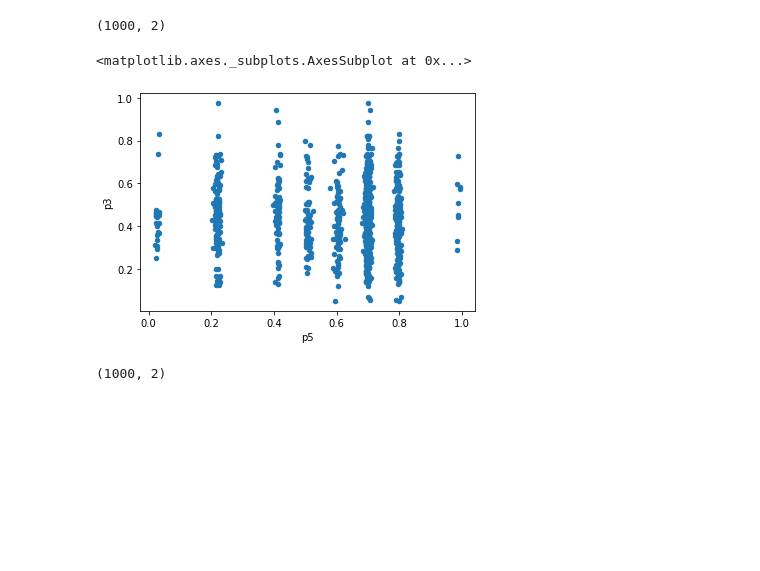
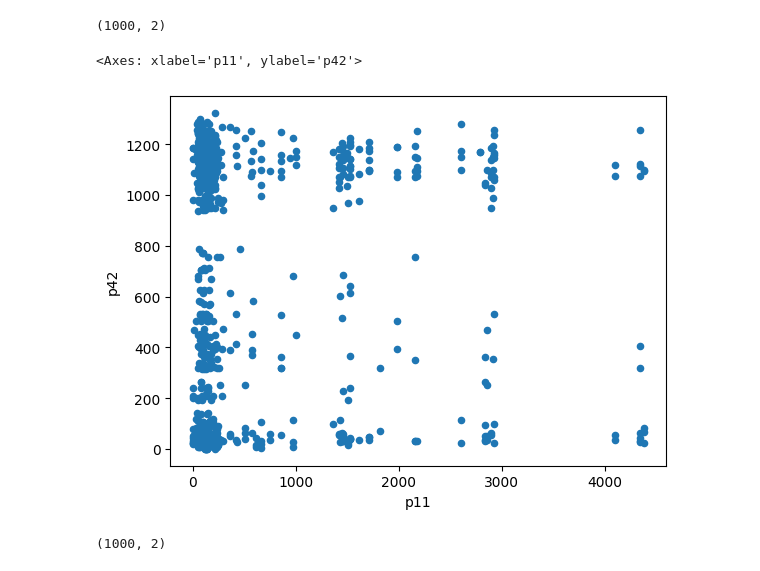
Before and after one commit to BabyFaceNelson/TopologyGANSyntheticData, a Jupyter notebook: Persistent_Diagram_SRU.ipynb, the cells around one changed output. Cells and saved outputs as stored; diff of their text form; code cells hidden in the pictures; blank space fills up the shorter version.

```diff
--- a/Persistent_Diagram_SRU.ipynb
+++ b/Persistent_Diagram_SRU.ipynb
@@ -194,6 +201,6 @@ NC_r.plot.scatter(x='p1', y='p3', s=20)
 #Import synthetic dataset for analysis <br>
 # %%
 #Importing synthetic data
-#df_s=pd.read_csv('/content/drive/MyDrive/Dataset/SRU/Syn_SRU.csv')
+df_s=pd.read_csv('/content/drive/MyDrive/Dataset/synGANFriday-WorkingHours-Afternoon-DDos.csv')
 #df_s=df_s.drop(['Unnamed: 0'], axis=1)
-#df_s.head(3)
+df_s.head(3)
@@ -240,13 +308,13 @@ HC_s_array.shape
 #HC.plot.scatter(x='fixed acidity', y='citric acid', s=50)
 # %%
 #Low correlated features for Synthetic data
-LC_s=df_s[['p5','p3' ]]
+LC_s=df_s[['p11','p42' ]]
 LC_s=LC_s.head(n=1000)
 # %%
-LC_s.plot.scatter(x='p5', y='p3', s=20)
+LC_s.plot.scatter(x='p11', y='p42', s=20)
 # %% [output]
-<matplotlib.axes._subplots.AxesSubplot at 0x...>
+<Axes: xlabel='p11', ylabel='p42'>
-[figure, old version]
+[figure, new version]
 # %%
 #Standarizing low correlated features for synthetic data
 scaler.fit(LC_s)
```
Also changed, not shown: parts of 54 cells of this notebook, 1 other file.
